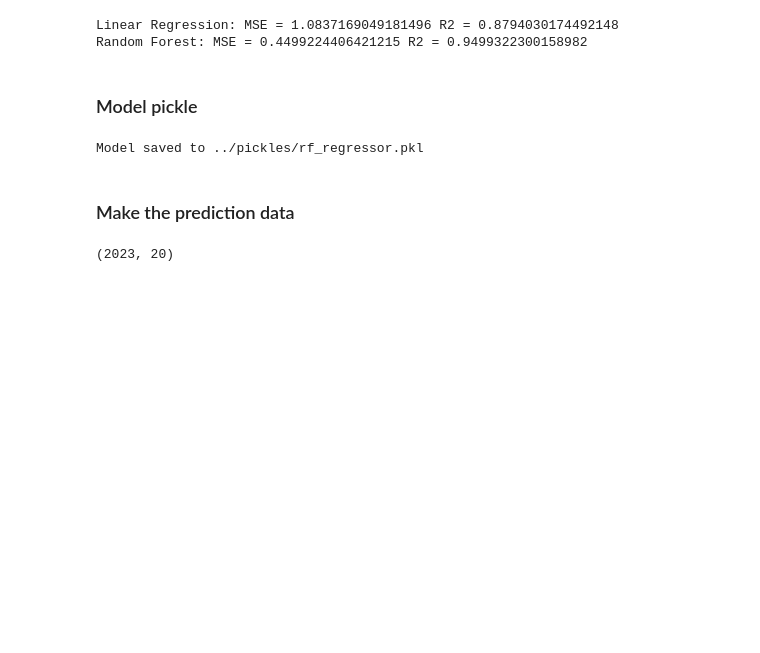
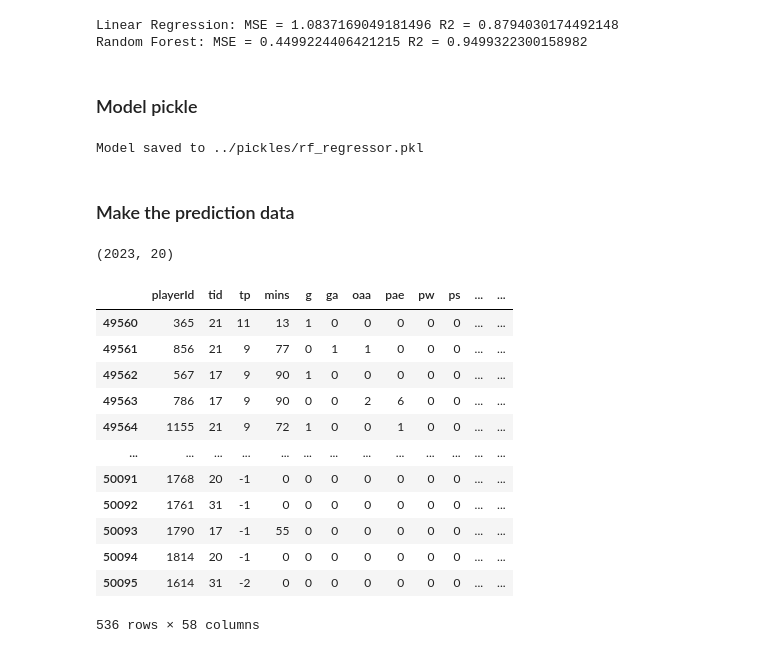
Before and after one commit to fernandez-a/La-liga-fantasy-predictor, a Jupyter notebook: la_liga/notebooks/02_train_test_mode.ipynb, the cells around one changed output. Saved outputs shown, nothing was run; the diff lists cells and outputs as text; code cells hidden in the pictures; blank space fills up the shorter version.

```diff
--- a/la_liga/notebooks/02_train_test_mode.ipynb
+++ b/la_liga/notebooks/02_train_test_mode.ipynb
@@ -208,3 +200,21 @@ last_matchweek = enhanced_data[enhanced_data['Temporada'] == latest_season]['Jor
 latest_season, last_matchweek
 # %% [output]
 (2023, 20)
+# %%
+latest_data = enhanced_data[(enhanced_data['Temporada'] == latest_season) &
+                            (enhanced_data['Jornada'] == last_matchweek)]
+latest_data
+# %% [output]
+|  | playerId | tid | tp | mins | g | ga | oaa | pae | pw | ps | ... | ... |
+| 49560 | 365 | 21 | 11 | 13 | 1 | 0 | 0 | 0 | 0 | 0 | ... | ... |
+| 49561 | 856 | 21 | 9 | 77 | 0 | 1 | 1 | 0 | 0 | 0 | ... | ... |
+| 49562 | 567 | 17 | 9 | 90 | 1 | 0 | 0 | 0 | 0 | 0 | ... | ... |
+| 49563 | 786 | 17 | 9 | 90 | 0 | 0 | 2 | 6 | 0 | 0 | ... | ... |
+| 49564 | 1155 | 21 | 9 | 72 | 1 | 0 | 0 | 1 | 0 | 0 | ... | ... |
+| ... | ... | ... | ... | ... | ... | ... | ... | ... | ... | ... | ... | ... |
+| 50091 | 1768 | 20 | -1 | 0 | 0 | 0 | 0 | 0 | 0 | 0 | ... | ... |
+| 50092 | 1761 | 31 | -1 | 0 | 0 | 0 | 0 | 0 | 0 | 0 | ... | ... |
+| 50093 | 1790 | 17 | -1 | 55 | 0 | 0 | 0 | 0 | 0 | 0 | ... | ... |
+| 50094 | 1814 | 20 | -1 | 0 | 0 | 0 | 0 | 0 | 0 | 0 | ... | ... |
+| 50095 | 1614 | 31 | -2 | 0 | 0 | 0 | 0 | 0 | 0 | 0 | ... | ... |
+536 rows × 58 columns
```
Also changed, not shown: parts of 2 cells of this notebook, 5 other files.
